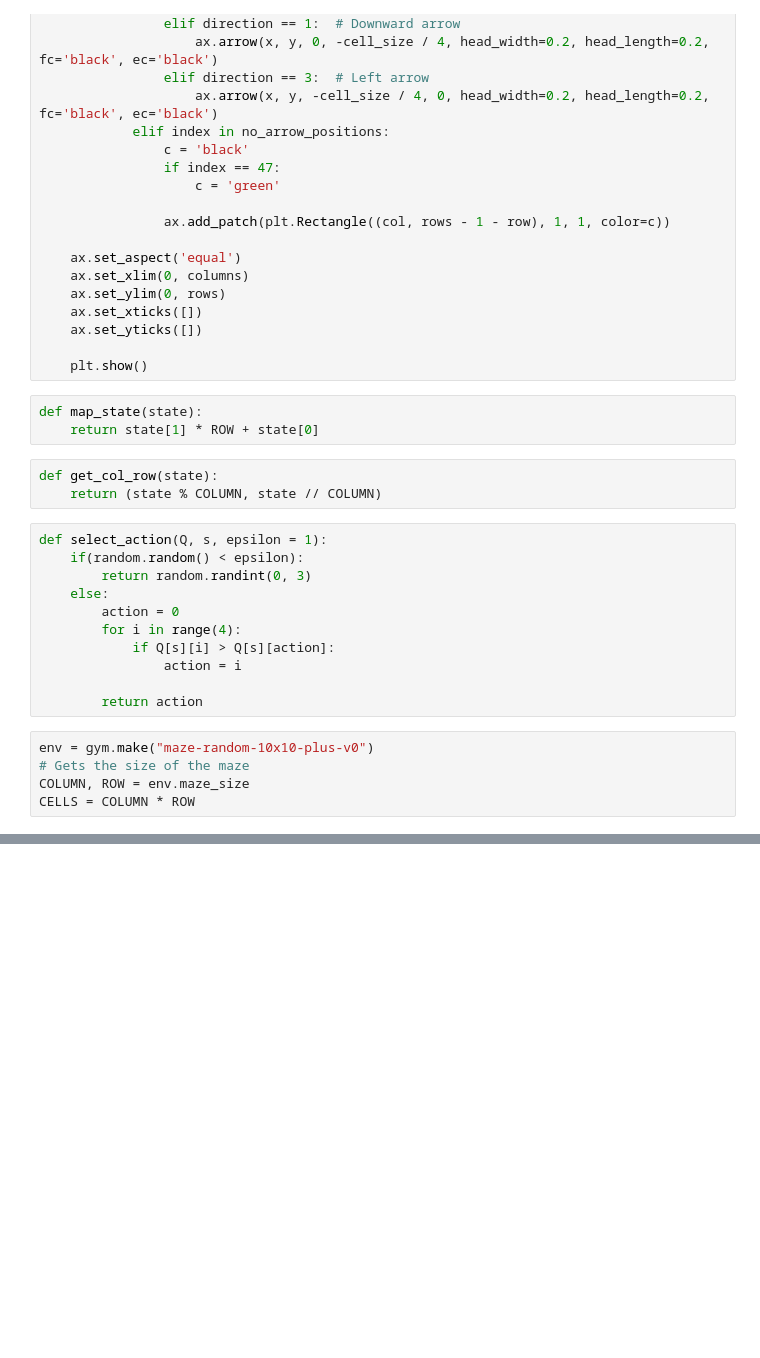
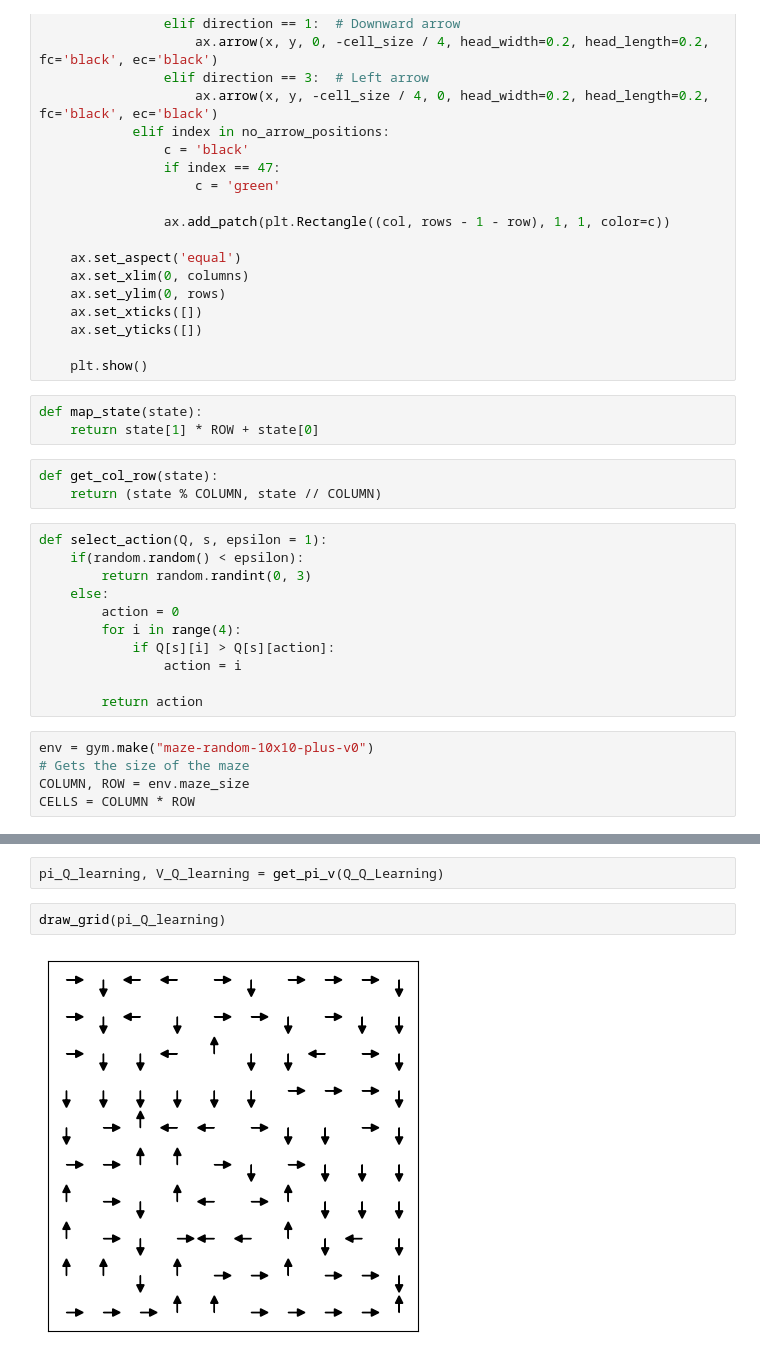
Before and after one commit to liAmirali/UIAI-RL-project, a Jupyter notebook: maze.ipynb, the cells around one changed output, grey strips where cells are left out. Cells and saved outputs as stored; diff of their text form; blank space fills up the shorter version.

```diff
--- a/maze.ipynb
+++ b/maze.ipynb
@@ -205 +275,7 @@ draw_grid(pi)
+# %%
+pi_Q_learning, V_Q_learning = get_pi_v(Q_Q_Learning)
+# %%
+draw_grid(pi_Q_learning)
+# %% [output]
+[figure, added]
 # %%
```
Also changed, not shown: parts of 9 cells of this notebook.
